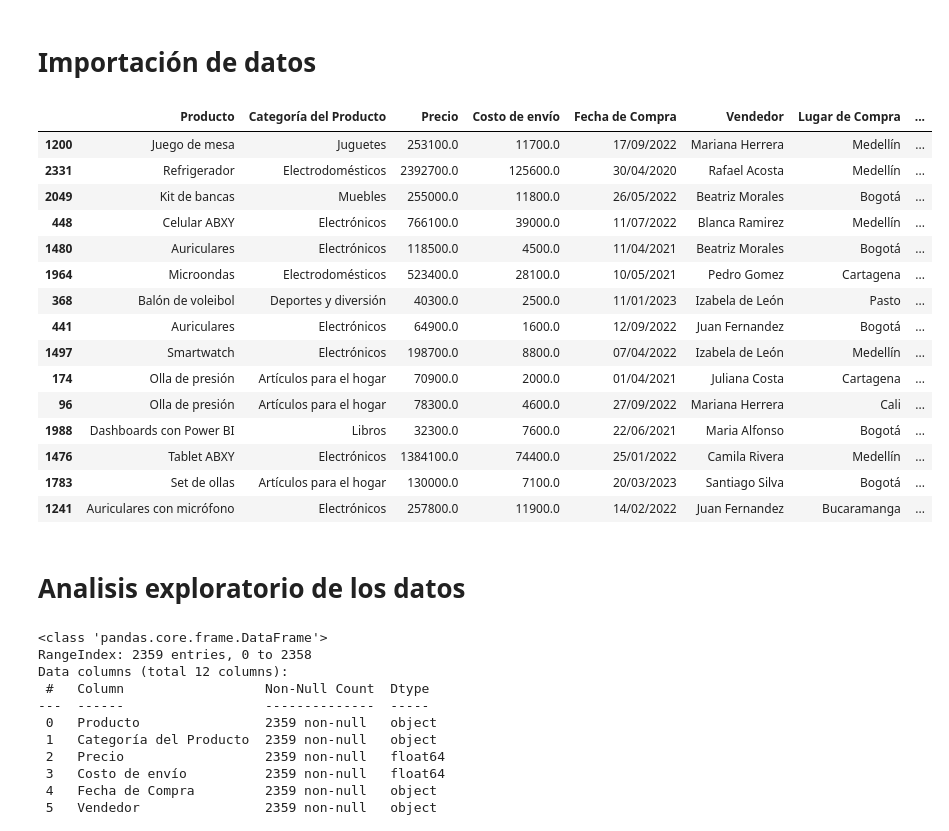
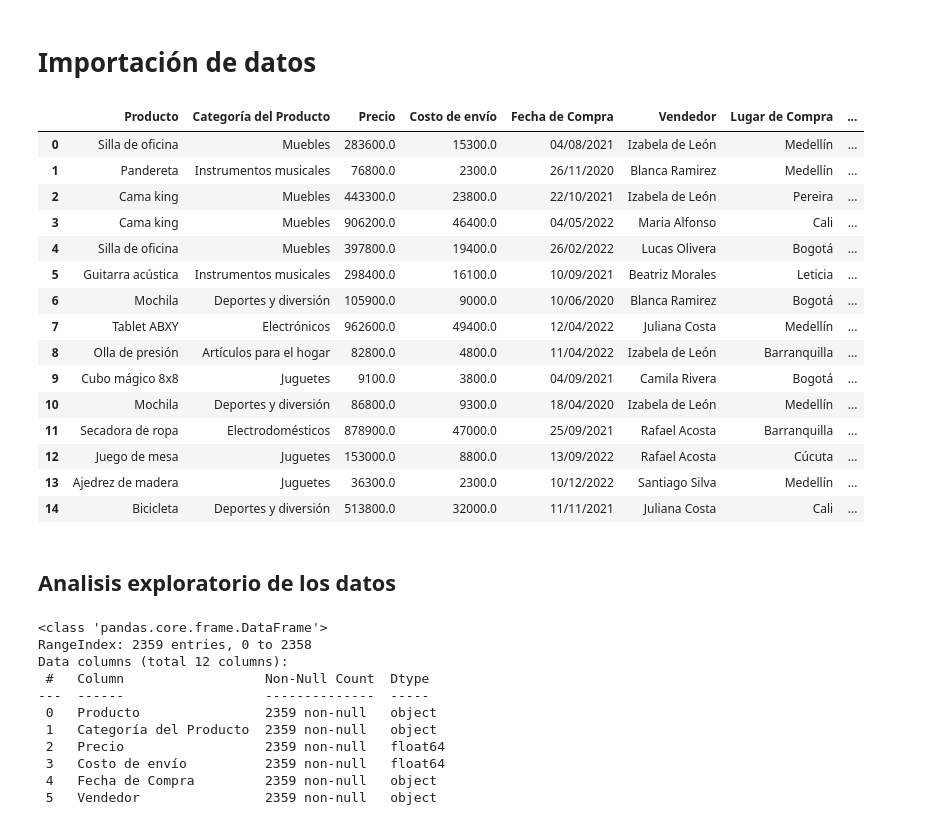
Before and after one commit to JharleCompres/Analisis-de-datos-Alura-Store, a Jupyter notebook: AluraStore.ipynb, the cells around one changed output. Drawn from its saved outputs; the diff is of its cells as text; code cells hidden in the pictures.

```diff
--- a/AluraStore.ipynb
+++ b/AluraStore.ipynb
@@ -5,36 +5,36 @@
 # %%
 import pandas as pd
 
 url = "https://raw.githubusercontent.com/alura-es-cursos/challenge1-data-science-latam/refs/heads/main/base-de-datos-challenge1-latam/tienda_1%20.csv"
 url2 = "https://raw.githubusercontent.com/alura-es-cursos/challenge1-data-science-latam/refs/heads/main/base-de-datos-challenge1-latam/tienda_2.csv"
 url3 = "https://raw.githubusercontent.com/alura-es-cursos/challenge1-data-science-latam/refs/heads/main/base-de-datos-challenge1-latam/tienda_3.csv"
 url4 = "https://raw.githubusercontent.com/alura-es-cursos/challenge1-data-science-latam/refs/heads/main/base-de-datos-challenge1-latam/tienda_4.csv"
 
 tienda = pd.read_csv(url)
 tienda2 = pd.read_csv(url2)
 tienda3 = pd.read_csv(url3)
 tienda4 = pd.read_csv(url4)
 
-tienda.sample(15)
+tienda2.head(15)
 # %% [output]
 |  | Producto | Categoría del Producto | Precio | Costo de envío | Fecha de Compra | Vendedor | Lugar de Compra | ... |
-| 1200 | Juego de mesa | Juguetes | 253100.0 | 11700.0 | 17/09/2022 | Mariana Herrera | Medellín | ... |
-| 2331 | Refrigerador | Electrodomésticos | 2392700.0 | 125600.0 | 30/04/2020 | Rafael Acosta | Medellín | ... |
-| 2049 | Kit de bancas | Muebles | 255000.0 | 11800.0 | 26/05/2022 | Beatriz Morales | Bogotá | ... |
-| 448 | Celular ABXY | Electrónicos | 766100.0 | 39000.0 | 11/07/2022 | Blanca Ramirez | Medellín | ... |
-| 1480 | Auriculares | Electrónicos | 118500.0 | 4500.0 | 11/04/2021 | Beatriz Morales | Bogotá | ... |
-| 1964 | Microondas | Electrodomésticos | 523400.0 | 28100.0 | 10/05/2021 | Pedro Gomez | Cartagena | ... |
-| 368 | Balón de voleibol | Deportes y diversión | 40300.0 | 2500.0 | 11/01/2023 | Izabela de León | Pasto | ... |
-| 441 | Auriculares | Electrónicos | 64900.0 | 1600.0 | 12/09/2022 | Juan Fernandez | Bogotá | ... |
-| 1497 | Smartwatch | Electrónicos | 198700.0 | 8800.0 | 07/04/2022 | Izabela de León | Medellín | ... |
-| 174 | Olla de presión | Artículos para el hogar | 70900.0 | 2000.0 | 01/04/2021 | Juliana Costa | Cartagena | ... |
-| 96 | Olla de presión | Artículos para el hogar | 78300.0 | 4600.0 | 27/09/2022 | Mariana Herrera | Cali | ... |
-| 1988 | Dashboards con Power BI | Libros | 32300.0 | 7600.0 | 22/06/2021 | Maria Alfonso | Bogotá | ... |
-| 1476 | Tablet ABXY | Electrónicos | 1384100.0 | 74400.0 | 25/01/2022 | Camila Rivera | Medellín | ... |
-| 1783 | Set de ollas | Artículos para el hogar | 130000.0 | 7100.0 | 20/03/2023 | Santiago Silva | Bogotá | ... |
-| 1241 | Auriculares con micrófono | Electrónicos | 257800.0 | 11900.0 | 14/02/2022 | Juan Fernandez | Bucaramanga | ... |
+| 0 | Silla de oficina | Muebles | 283600.0 | 15300.0 | 04/08/2021 | Izabela de León | Medellín | ... |
+| 1 | Pandereta | Instrumentos musicales | 76800.0 | 2300.0 | 26/11/2020 | Blanca Ramirez | Medellín | ... |
+| 2 | Cama king | Muebles | 443300.0 | 23800.0 | 22/10/2021 | Izabela de León | Pereira | ... |
+| 3 | Cama king | Muebles | 906200.0 | 46400.0 | 04/05/2022 | Maria Alfonso | Cali | ... |
+| 4 | Silla de oficina | Muebles | 397800.0 | 19400.0 | 26/02/2022 | Lucas Olivera | Bogotá | ... |
+| 5 | Guitarra acústica | Instrumentos musicales | 298400.0 | 16100.0 | 10/09/2021 | Beatriz Morales | Leticia | ... |
+| 6 | Mochila | Deportes y diversión | 105900.0 | 9000.0 | 10/06/2020 | Blanca Ramirez | Bogotá | ... |
+| 7 | Tablet ABXY | Electrónicos | 962600.0 | 49400.0 | 12/04/2022 | Juliana Costa | Medellín | ... |
+| 8 | Olla de presión | Artículos para el hogar | 82800.0 | 4800.0 | 11/04/2022 | Izabela de León | Barranquilla | ... |
+| 9 | Cubo mágico 8x8 | Juguetes | 9100.0 | 3800.0 | 04/09/2021 | Camila Rivera | Bogotá | ... |
+| 10 | Mochila | Deportes y diversión | 86800.0 | 9300.0 | 18/04/2020 | Izabela de León | Medellín | ... |
+| 11 | Secadora de ropa | Electrodomésticos | 878900.0 | 47000.0 | 25/09/2021 | Rafael Acosta | Barranquilla | ... |
+| 12 | Juego de mesa | Juguetes | 153000.0 | 8800.0 | 13/09/2022 | Rafael Acosta | Cúcuta | ... |
+| 13 | Ajedrez de madera | Juguetes | 36300.0 | 2300.0 | 10/12/2022 | Santiago Silva | Medellín | ... |
+| 14 | Bicicleta | Deportes y diversión | 513800.0 | 32000.0 | 11/11/2021 | Juliana Costa | Cali | ... |
 # %% [markdown]
-# **Analisis exploratorio de los datos**
+## **Analisis exploratorio de los datos**
 # %%
 tienda.info()
 # %% [output]
```
Also changed, not shown: parts of 13 cells of this notebook.
